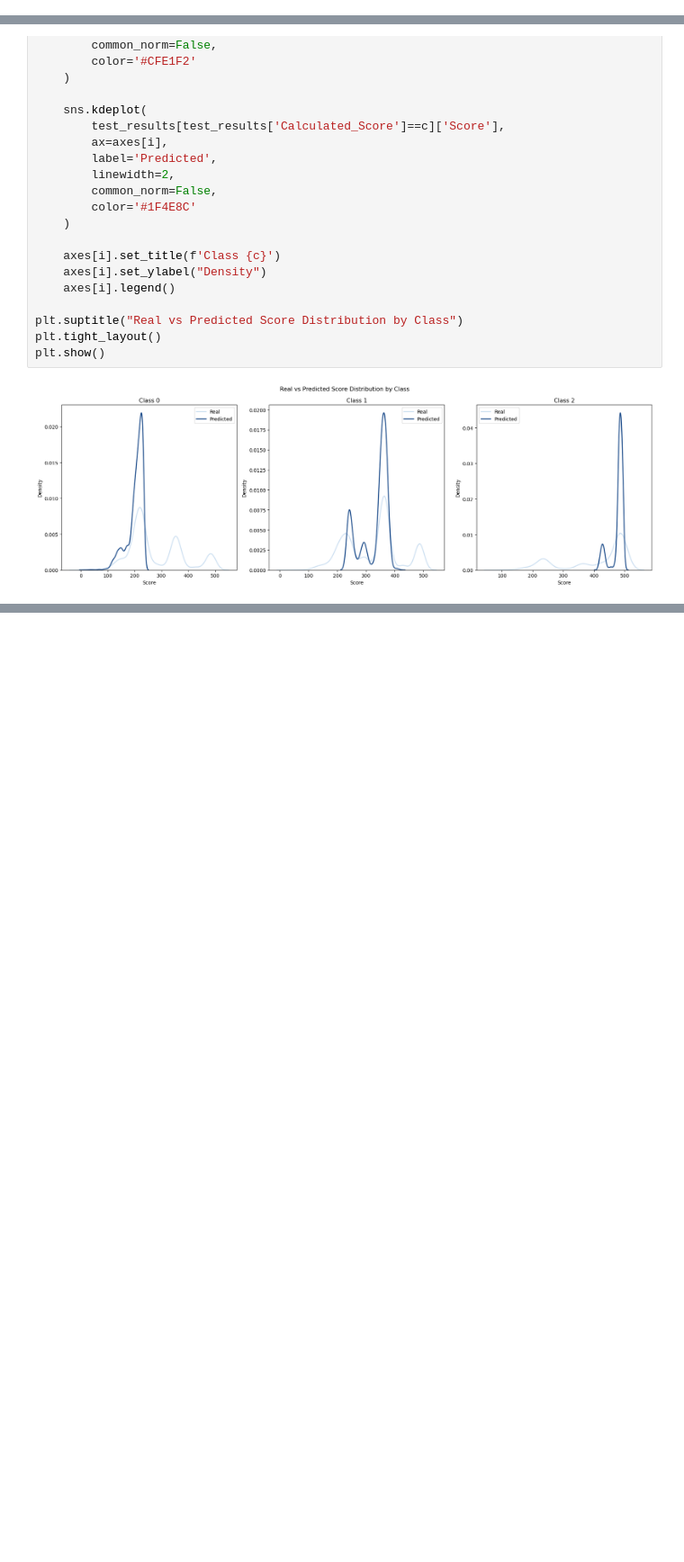
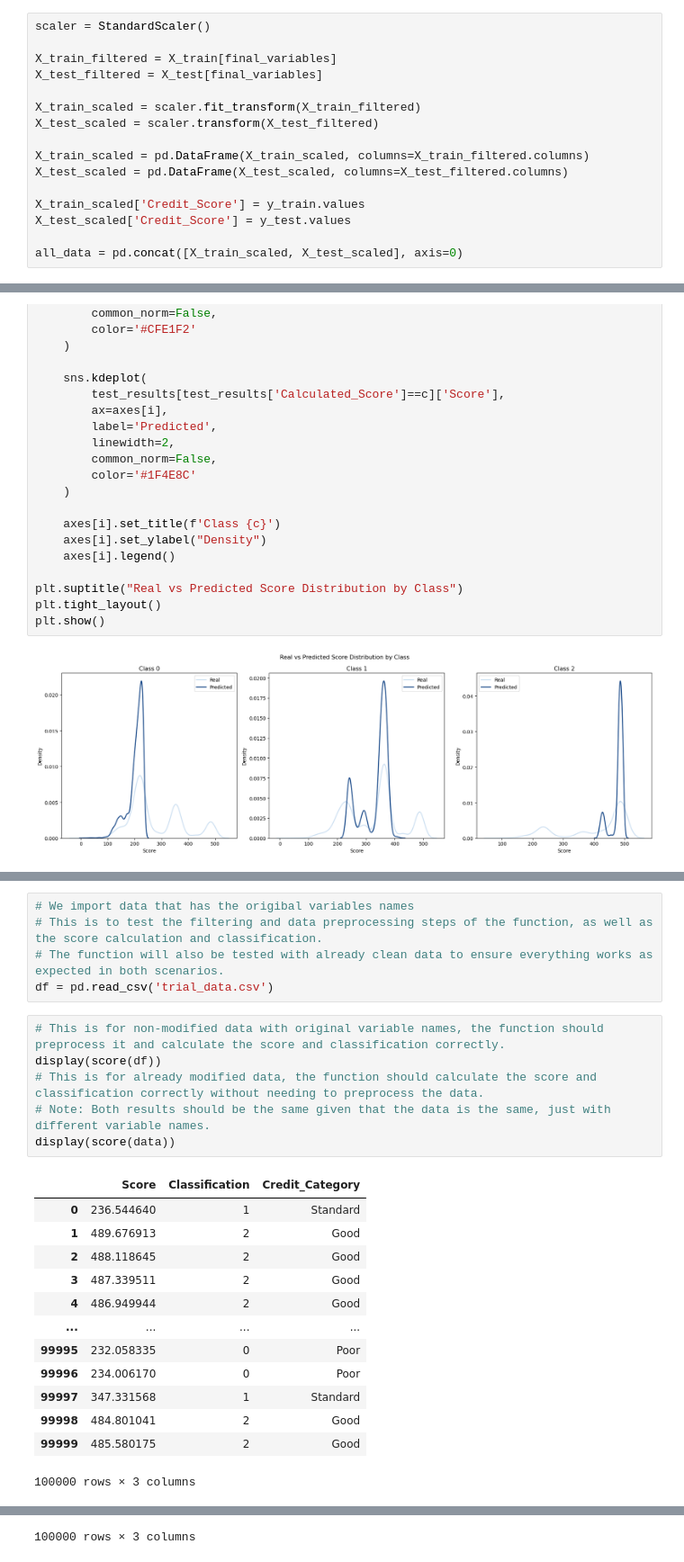
Before and after one commit to LuisMB09/modelos_de_credito, a Jupyter notebook: Proyecto1/Credit_Score.ipynb, the cells around one changed output, grey strips where cells are left out. Shown at 90% size. Cells and saved outputs as stored; diff of their text form; blank space fills up the shorter version.

```diff
--- a/Proyecto1/Credit_Score.ipynb
+++ b/Proyecto1/Credit_Score.ipynb
@@ -356,3 +344,19 @@ all_data = pd.concat([X_train_scaled, X_test_scaled], axis=0)
+# %%
+scaler = StandardScaler()
+
+X_train_filtered = X_train[final_variables]
+X_test_filtered = X_test[final_variables]
+
+X_train_scaled = scaler.fit_transform(X_train_filtered)
+X_test_scaled = scaler.transform(X_test_filtered)
+
+X_train_scaled = pd.DataFrame(X_train_scaled, columns=X_train_filtered.columns)
+X_test_scaled = pd.DataFrame(X_test_scaled, columns=X_test_filtered.columns)
+
+X_train_scaled['Credit_Score'] = y_train.values
+X_test_scaled['Credit_Score'] = y_test.values
+
+all_data = pd.concat([X_train_scaled, X_test_scaled], axis=0)
 # %%
 # We invert the sign of the variables that have a negative relationship with the credit score to make the interpretation easier, so higher values always mean higher credit score.
 negative_relationships = ['Outstanding_Debt', 'Interest_Rate', 'Delay_from_due_date', 'Num_Credit_Card', 'Num_Credit_Inquiries', 'Num_Bank_Accounts']
@@ -637,0 +734,25 @@ plt.show()
+# %%
+# We import data that has the origibal variables names
+# This is to test the filtering and data preprocessing steps of the function, as well as the score calculation and classification.
+# The function will also be tested with already clean data to ensure everything works as expected in both scenarios.
+df = pd.read_csv('trial_data.csv')
+# %%
+# This is for non-modified data with original variable names, the function should preprocess it and calculate the score and classification correctly.
+display(score(df))
+# This is for already modified data, the function should calculate the score and classification correctly without needing to preprocess the data.
+# Note: Both results should be the same given that the data is the same, just with different variable names.
+display(score(data))
+# %% [output]
+|  | Score | Classification | Credit_Category |
+| 0 | 236.544640 | 1 | Standard |
+| 1 | 489.676913 | 2 | Good |
+| 2 | 488.118645 | 2 | Good |
+| 3 | 487.339511 | 2 | Good |
+| 4 | 486.949944 | 2 | Good |
+| ... | ... | ... | ... |
+| 99995 | 232.058335 | 0 | Poor |
+| 99996 | 234.006170 | 0 | Poor |
+| 99997 | 347.331568 | 1 | Standard |
+| 99998 | 484.801041 | 2 | Good |
+| 99999 | 485.580175 | 2 | Good |
+100000 rows × 3 columns
@@ -637,0 +771 @@ plt.show()
+100000 rows × 3 columns
```
Also changed, not shown: parts of 13 cells of this notebook, 3 other files.
